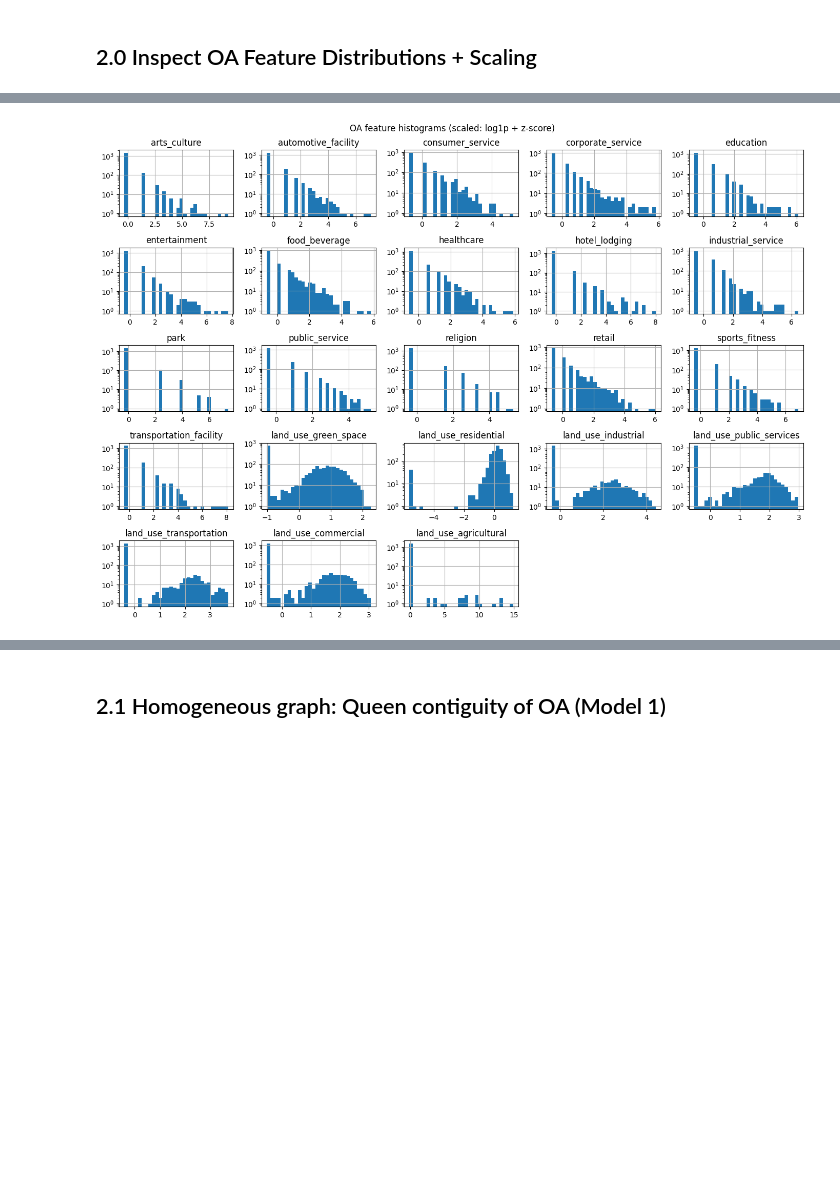
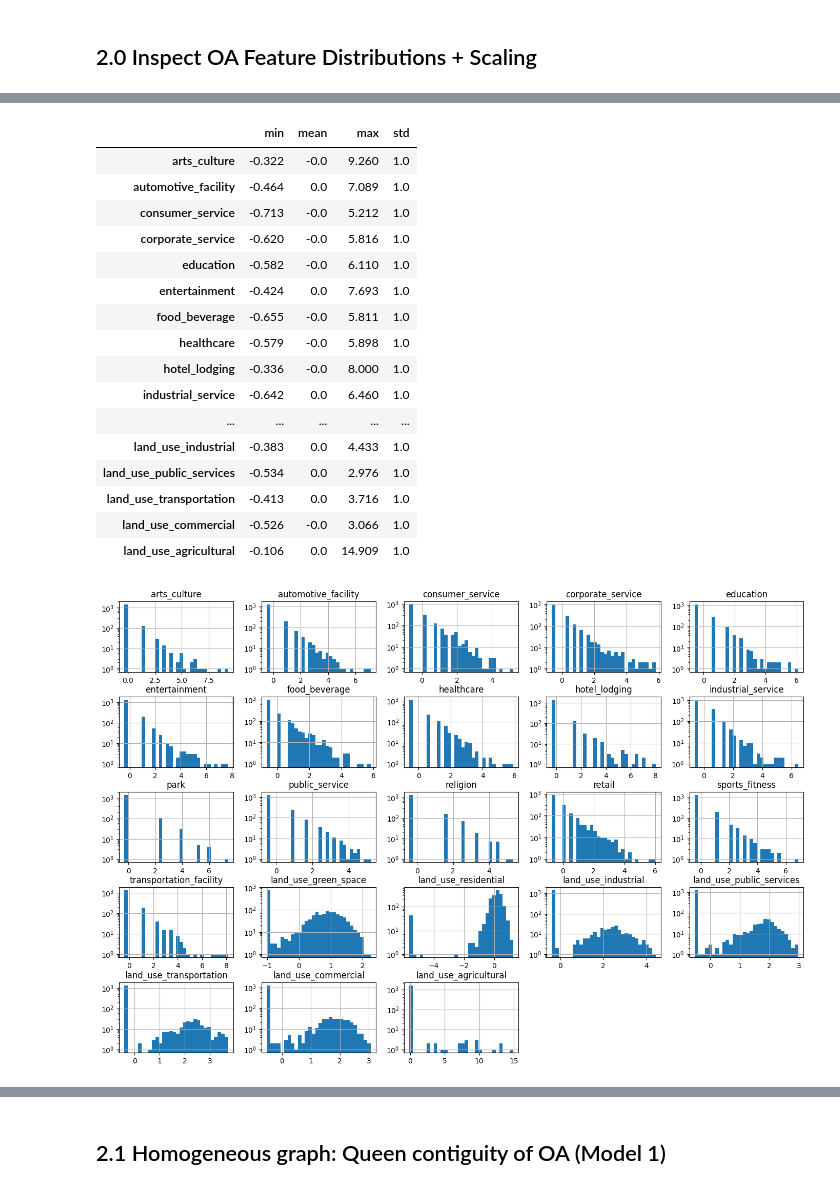
Before and after one commit to c2g-dev/city2graph-case-study, a Jupyter notebook: notebooks/02_graph_construction.ipynb, the cells around one changed output, grey strips where cells are left out. Drawn from its saved outputs; the diff is of its cells as text; code cells hidden in the pictures; blank space fills up the shorter version.

```diff
--- a/notebooks/02_graph_construction.ipynb
+++ b/notebooks/02_graph_construction.ipynb
@@ -131,23 +133,28 @@ if min_val < 0:
 
 dist = pd.DataFrame(index=OA_FEATURE_COLS)
 dist["min"] = oa_feat.min()
+dist["mean"] = oa_feat.mean()
 dist["max"] = oa_feat.max()
-dist["mean"] = oa_feat.mean()
-dist["median"] = oa_feat.median()
-dist["p90"] = oa_feat.quantile(0.90)
-dist["p95"] = oa_feat.quantile(0.95)
-dist["p99"] = oa_feat.quantile(0.99)
-dist["zero_frac"] = (oa_feat == 0).mean()
-dist["skew"] = oa_feat.skew(numeric_only=True)
+dist["std"] = oa_feat.std()
 
-display(dist.sort_values(["zero_frac", "skew"], ascending=False).round(3))
+dist = dist.loc[OA_FEATURE_COLS]
+display(dist.round(3))
 
 # Quick visual: raw histograms (log y to show tails)
 _ = oa_feat.hist(bins=30, figsize=(14, 10))
 import matplotlib.pyplot as plt
-for ax in plt.gcf().axes:
+from matplotlib.ticker import FuncFormatter
+
+def format_k(x, _):
+    if abs(x) >= 1000:
+        return f"{x / 1000:g}k"
+    return f"{x:g}"
+
+for col, ax in zip(oa_feat.columns, plt.gcf().axes):
     ax.set_yscale("log")
-plt.suptitle("OA feature histograms (raw counts; log y-scale)")
+    if col.startswith("land_use_"):
+        ax.xaxis.set_major_formatter(FuncFormatter(format_k))
+
 plt.tight_layout()
 plt.show()
 # %% [output]
@@ -176,33 +183,60 @@ SCALING_METHOD = "log1p+zscore"
 scaler = StandardScaler()
 
 # Fit scaler on log1p-transformed counts
 X = scaler.fit_transform(np.log1p(oa_feat).to_numpy(dtype=float))
 oa_scaled_feat = pd.DataFrame(X, index=oa_with_features.index, columns=OA_FEATURE_COLS).astype("float32")
 
 # Save scaling params so we can reconstruct / invert later
 scaling_info = {
     "method": SCALING_METHOD,
     "feature_cols": OA_FEATURE_COLS,
     "log1p": True,
     "mean_": scaler.mean_.tolist(),
     "scale_": scaler.scale_.tolist(),
 }
 out_path = GRAPH_DIR / "oa_feature_scaling.json"
 out_path.write_text(json.dumps(scaling_info, indent=2))
 
 # Apply scaled features to OA GeoDataFrame (so OA node features are scaled everywhere downstream)
 oa_with_features[OA_FEATURE_COLS] = oa_scaled_feat[OA_FEATURE_COLS]
 
 # Sanity-check + histograms (scaled OA node features)
 if oa_scaled_feat.isna().any().any():
     bad_cols = oa_scaled_feat.columns[oa_scaled_feat.isna().any()].tolist()
     raise ValueError(f"Found NaNs in scaled OA features: {bad_cols}")
 
+scaled_dist = pd.DataFrame(index=OA_FEATURE_COLS)
+scaled_dist["min"] = oa_scaled_feat.min()
+scaled_dist["mean"] = oa_scaled_feat.mean()
+scaled_dist["max"] = oa_scaled_feat.max()
+scaled_dist["std"] = oa_scaled_feat.std()
+
+scaled_dist = scaled_dist.loc[OA_FEATURE_COLS]
+display(scaled_dist.round(3))
+
 _ = oa_scaled_feat.hist(bins=30, figsize=(14, 10))
+fig = plt.gcf()
 for ax in plt.gcf().axes:
     ax.set_yscale("log")
-plt.suptitle("OA feature histograms (scaled: log1p + z-score)")
-plt.tight_layout()
+fig.tight_layout()
+fig.subplots_adjust(top=0.92, hspace=0.35, wspace=0.25)
 plt.show()
 # %% [output]
+|  | min | mean | max | std |
+| arts_culture | -0.322 | -0.0 | 9.260 | 1.0 |
+| automotive_facility | -0.464 | 0.0 | 7.089 | 1.0 |
+| consumer_service | -0.713 | -0.0 | 5.212 | 1.0 |
+| corporate_service | -0.620 | -0.0 | 5.816 | 1.0 |
+| education | -0.582 | -0.0 | 6.110 | 1.0 |
+| entertainment | -0.424 | 0.0 | 7.693 | 1.0 |
+| food_beverage | -0.655 | -0.0 | 5.811 | 1.0 |
+| healthcare | -0.579 | -0.0 | 5.898 | 1.0 |
+| hotel_lodging | -0.336 | -0.0 | 8.000 | 1.0 |
+| industrial_service | -0.642 | 0.0 | 6.460 | 1.0 |
+| ... | ... | ... | ... | ... |
+| land_use_industrial | -0.383 | 0.0 | 4.433 | 1.0 |
+| land_use_public_services | -0.534 | 0.0 | 2.976 | 1.0 |
+| land_use_transportation | -0.413 | 0.0 | 3.716 | 1.0 |
+| land_use_commercial | -0.526 | -0.0 | 3.066 | 1.0 |
+| land_use_agricultural | -0.106 | 0.0 | 14.909 | 1.0 |
-[figure, old version]
+[figure, new version]
```
Also changed, not shown: parts of 3 cells of this notebook, 16 other files.
